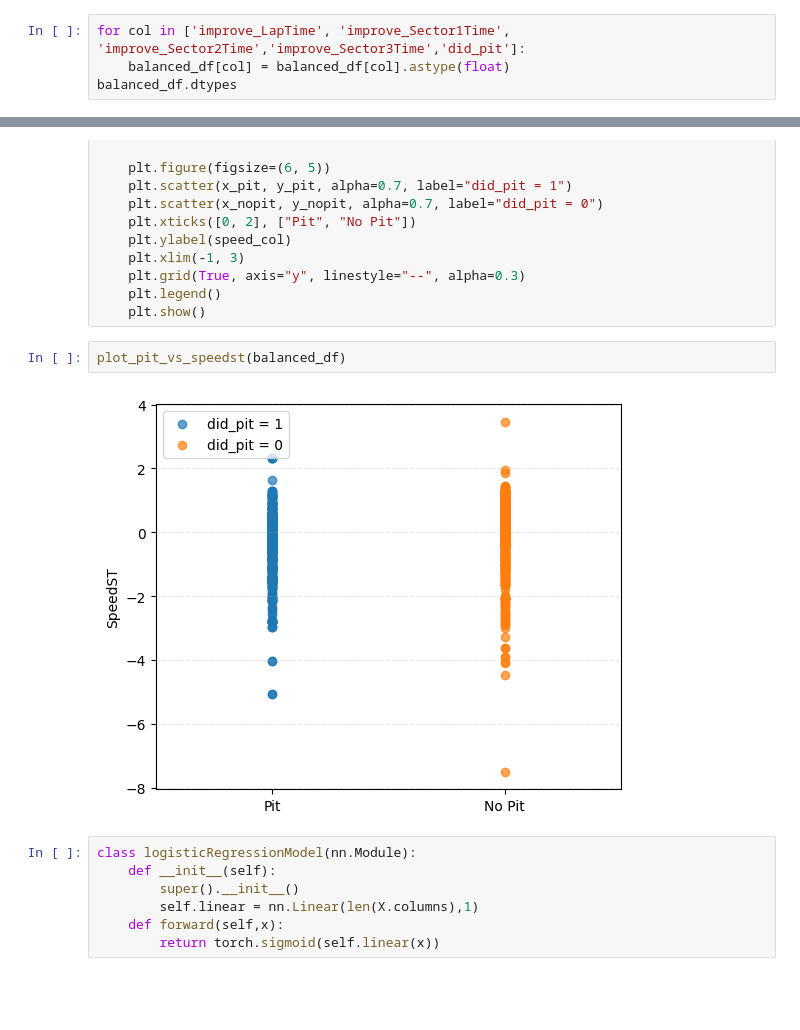
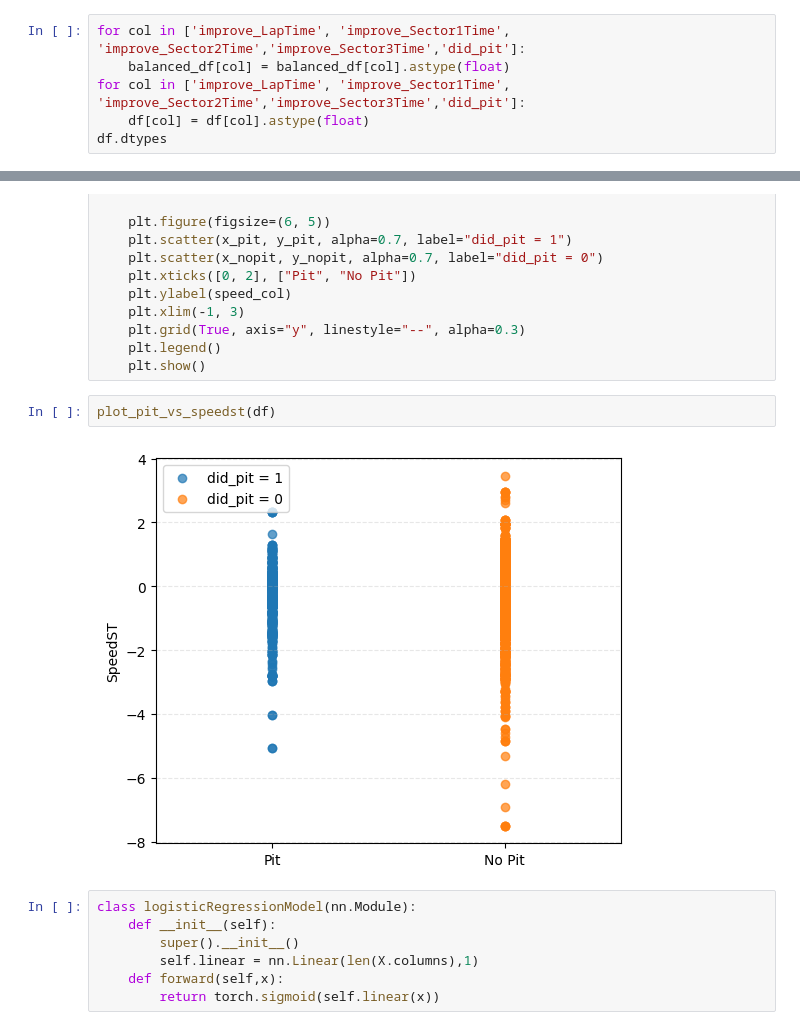
Before and after one commit to rishit836/f1-pitstop-prediction, a Jupyter notebook: main.ipynb, the cells around one changed output, grey strips where cells are left out. Cells and saved outputs as stored; diff of their text form; blank space fills up the shorter version.

```diff
--- a/main.ipynb
+++ b/main.ipynb
@@ -409,7 +409,9 @@ balanced_df = pd.concat([df[df['did_pit'] == 1], balanced_neg], ignore_index=Tru
 # %%
 for col in ['improve_LapTime', 'improve_Sector1Time', 'improve_Sector2Time','improve_Sector3Time','did_pit']:
     balanced_df[col] = balanced_df[col].astype(float)
-balanced_df.dtypes
+for col in ['improve_LapTime', 'improve_Sector1Time', 'improve_Sector2Time','improve_Sector3Time','did_pit']:
+    df[col] = df[col].astype(float)
+df.dtypes
 # %% [output]
 LapNumber              float64
 SpeedI1                float64
@@ -456,9 +464,9 @@ def plot_pit_vs_speedst(df, speed_col="SpeedST", pit_col="did_pit"):
     plt.legend()
     plt.show()
 # %%
-plot_pit_vs_speedst(balanced_df)
+plot_pit_vs_speedst(df)
 # %% [output]
-[figure, old version]
+[figure, new version]
 # %%
 class logisticRegressionModel(nn.Module):
     def __init__(self):
```
Also changed, not shown: parts of 4 cells of this notebook.
